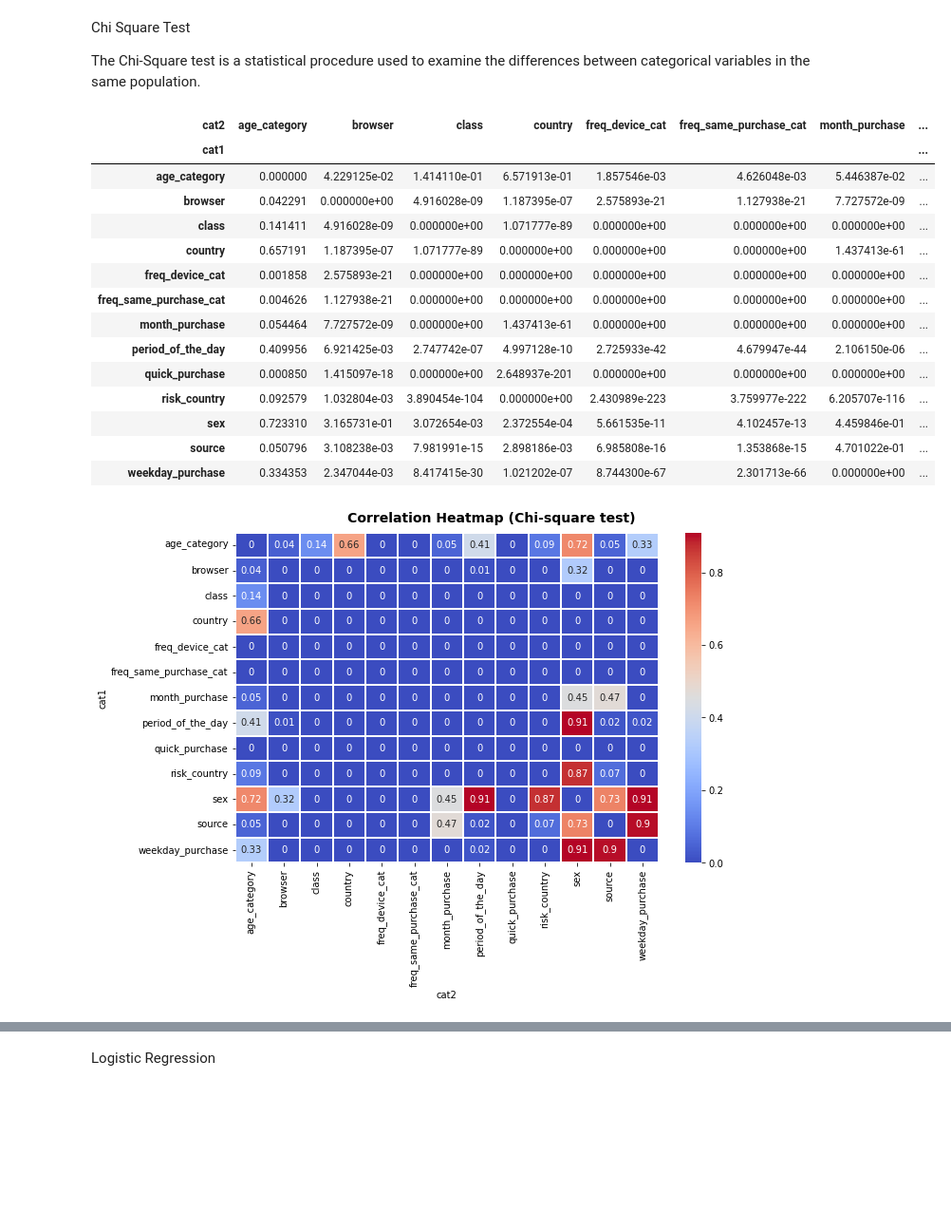
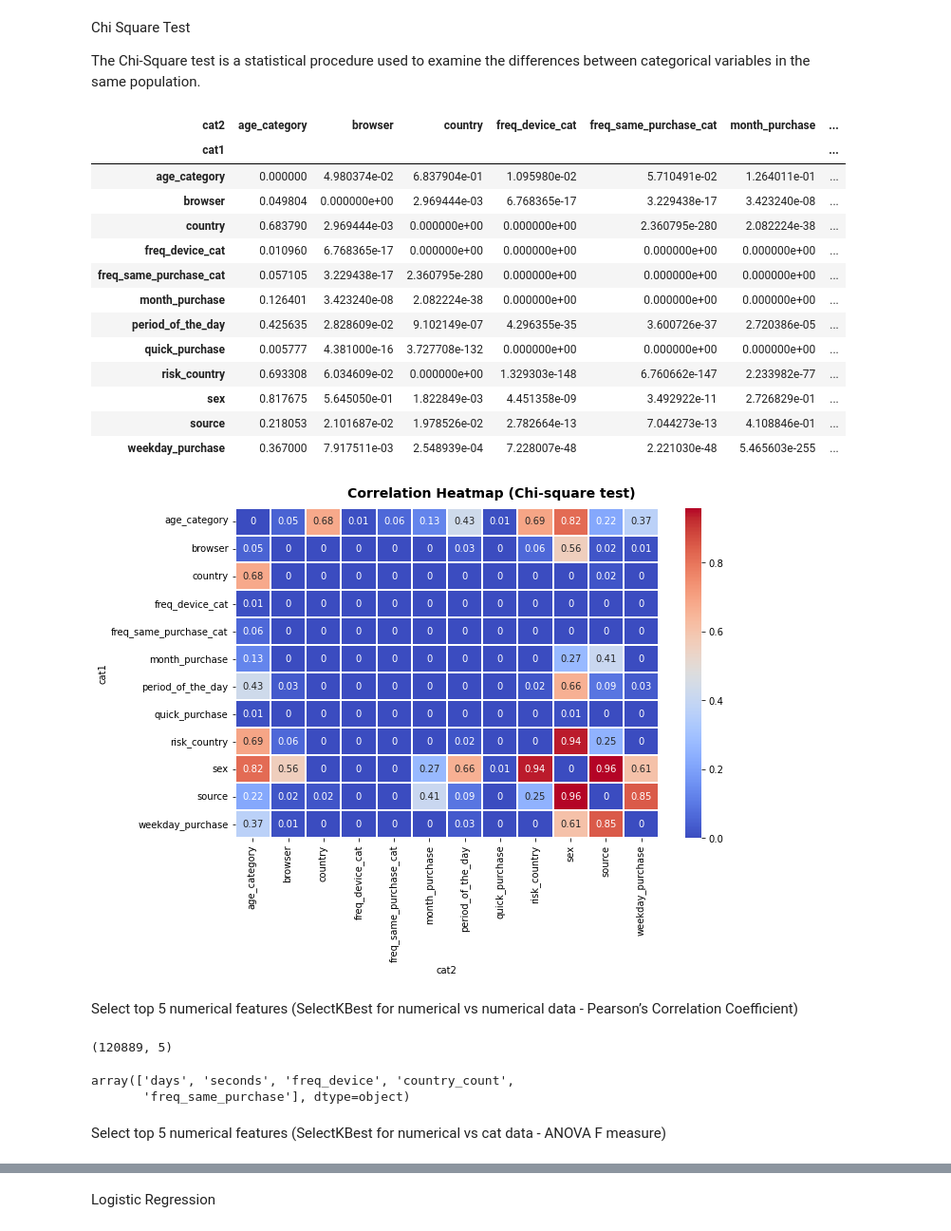
Before and after one commit to KohSiXing/BT4012-Fraud-Analytics, a Jupyter notebook: eda.ipynb, the cells around one changed output, grey strips where cells are left out. Shown at 95% size. Saved outputs shown, nothing was run; the diff lists cells and outputs as text; code cells hidden in the pictures; blank space fills up the shorter version.

```diff
--- a/eda.ipynb
+++ b/eda.ipynb
@@ -45,7 +46,7 @@ data['days'] = data['diff_dt'].dt.days
 data['time'] = data['diff_dt'].astype(str).apply(lambda x : x[-8:])
 data["time"] = pd.to_datetime(data['time'],format= '%H:%M:%S' ).dt.time
 data['seconds'] = data['diff_dt'].dt.total_seconds()
-data['quick_purchase'] = data['seconds'].apply(lambda x: 1 if x < 30 else 0)
+data['quick_purchase'] = data['seconds'].apply(lambda x: '1' if x < 30 else '0')
 
 # get month, week, hour of the day from purchase_time
 data['month_purchase'] = pd.to_datetime(data['purchase_time']).dt.strftime('%B')
@@ -329,3 +336,10 @@ t = fig.suptitle('Pairwise Plots of Numerical Variables', fontsize=14, fontweigh
+# %%
+from sklearn.model_selection import train_test_split
+
+y = data[["class"]]
+X = data.drop("class", axis = 1)
+# %%
+X_train, X_test, y_train, y_test = train_test_split(X, y, test_size = .2)
 # %% [markdown]
 Quantitative Analysis
 # %%
@@ -349,34 +363,34 @@ Chi Square Test
 
 The Chi-Square test is a statistical procedure used to examine the differences between categorical variables in the same population.
 # %%
+cat_variables = ['source', 'browser', 'sex', 'country', 'quick_purchase', 'month_purchase', 'weekday_purchase', 'period_of_the_day', 'risk_country', 'freq_device_cat', 'freq_same_purchase_cat', 'age_category']
 p_values = []
 chai_stats = []
 for cat1 in cat_variables:
     for cat2 in cat_variables:
-            crosstab = pd.crosstab(data[cat1], data[cat2])
+            crosstab = pd.crosstab(X_train[cat1], X_train[cat2])
             chai2, p_val, _, _ = stats.chi2_contingency(crosstab)
             p_values.append((cat1, cat2, p_val))
             chai_stats.append((cat1, cat2, chai2))
 
 
 chisquare = pd.DataFrame(p_values, columns=['cat1', 'cat2', 'p-value'])
 chisquare.pivot_table(index='cat1', columns='cat2', values='p-value')
 # %% [output]
-| cat2 | age_category | browser | class | country | freq_device_cat | freq_same_purchase_cat | month_purchase | ... |
-| cat1 |  |  |  |  |  |  |  | ... |
-| age_category | 0.000000 | 4.229125e-02 | 1.414110e-01 | 6.571913e-01 | 1.857546e-03 | 4.626048e-03 | 5.446387e-02 | ... |
-| browser | 0.042291 | 0.000000e+00 | 4.916028e-09 | 1.187395e-07 | 2.575893e-21 | 1.127938e-21 | 7.727572e-09 | ... |
-| class | 0.141411 | 4.916028e-09 | 0.000000e+00 | 1.071777e-89 | 0.000000e+00 | 0.000000e+00 | 0.000000e+00 | ... |
-| country | 0.657191 | 1.187395e-07 | 1.071777e-89 | 0.000000e+00 | 0.000000e+00 | 0.000000e+00 | 1.437413e-61 | ... |
-| freq_device_cat | 0.001858 | 2.575893e-21 | 0.000000e+00 | 0.000000e+00 | 0.000000e+00 | 0.000000e+00 | 0.000000e+00 | ... |
-| freq_same_purchase_cat | 0.004626 | 1.127938e-21 | 0.000000e+00 | 0.000000e+00 | 0.000000e+00 | 0.000000e+00 | 0.000000e+00 | ... |
-| month_purchase | 0.054464 | 7.727572e-09 | 0.000000e+00 | 1.437413e-61 | 0.000000e+00 | 0.000000e+00 | 0.000000e+00 | ... |
-| period_of_the_day | 0.409956 | 6.921425e-03 | 2.747742e-07 | 4.997128e-10 | 2.725933e-42 | 4.679947e-44 | 2.106150e-06 | ... |
-| quick_purchase | 0.000850 | 1.415097e-18 | 0.000000e+00 | 2.648937e-201 | 0.000000e+00 | 0.000000e+00 | 0.000000e+00 | ... |
-| risk_country | 0.092579 | 1.032804e-03 | 3.890454e-104 | 0.000000e+00 | 2.430989e-223 | 3.759977e-222 | 6.205707e-116 | ... |
-| sex | 0.723310 | 3.165731e-01 | 3.072654e-03 | 2.372554e-04 | 5.661535e-11 | 4.102457e-13 | 4.459846e-01 | ... |
-| source | 0.050796 | 3.108238e-03 | 7.981991e-15 | 2.898186e-03 | 6.985808e-16 | 1.353868e-15 | 4.701022e-01 | ... |
-| weekday_purchase | 0.334353 | 2.347044e-03 | 8.417415e-30 | 1.021202e-07 | 8.744300e-67 | 2.301713e-66 | 0.000000e+00 | ... |
+| cat2 | age_category | browser | country | freq_device_cat | freq_same_purchase_cat | month_purchase | ... |
+| cat1 |  |  |  |  |  |  | ... |
+| age_category | 0.000000 | 4.980374e-02 | 6.837904e-01 | 1.095980e-02 | 5.710491e-02 | 1.264011e-01 | ... |
+| browser | 0.049804 | 0.000000e+00 | 2.969444e-03 | 6.768365e-17 | 3.229438e-17 | 3.423240e-08 | ... |
+| country | 0.683790 | 2.969444e-03 | 0.000000e+00 | 0.000000e+00 | 2.360795e-280 | 2.082224e-38 | ... |
+| freq_device_cat | 0.010960 | 6.768365e-17 | 0.000000e+00 | 0.000000e+00 | 0.000000e+00 | 0.000000e+00 | ... |
+| freq_same_purchase_cat | 0.057105 | 3.229438e-17 | 2.360795e-280 | 0.000000e+00 | 0.000000e+00 | 0.000000e+00 | ... |
+| month_purchase | 0.126401 | 3.423240e-08 | 2.082224e-38 | 0.000000e+00 | 0.000000e+00 | 0.000000e+00 | ... |
+| period_of_the_day | 0.425635 | 2.828609e-02 | 9.102149e-07 | 4.296355e-35 | 3.600726e-37 | 2.720386e-05 | ... |
+| quick_purchase | 0.005777 | 4.381000e-16 | 3.727708e-132 | 0.000000e+00 | 0.000000e+00 | 0.000000e+00 | ... |
+| risk_country | 0.693308 | 6.034609e-02 | 0.000000e+00 | 1.329303e-148 | 6.760662e-147 | 2.233982e-77 | ... |
+| sex | 0.817675 | 5.645050e-01 | 1.822849e-03 | 4.451358e-09 | 3.492922e-11 | 2.726829e-01 | ... |
+| source | 0.218053 | 2.101687e-02 | 1.978526e-02 | 2.782664e-13 | 7.044273e-13 | 4.108846e-01 | ... |
+| weekday_purchase | 0.367000 | 7.917511e-03 | 2.548939e-04 | 7.228007e-48 | 2.221030e-48 | 5.465603e-255 | ... |
 # %%
 fig, ax = plt.subplots(1,1, figsize=(10,6))
 
@@ -392,4 +406,32 @@ fig.subplots_adjust(top=0.93)
 
 t = fig.suptitle('Correlation Heatmap (Chi-square test)', fontsize=14, fontweight='bold')
 # %% [output]
-[figure, old version]
+[figure, new version]
+# %% [markdown]
+Select top 5 numerical features (SelectKBest for numerical vs numerical data - Pearson’s Correlation Coefficient)
+# %%
+# pearson's correlation feature selection for numeric input and numeric output
+from sklearn.datasets import make_regression
+from sklearn.feature_selection import SelectKBest
+from sklearn.feature_selection import chi2, f_regression, f_classif
+from numpy import array
+
+# define feature selection
+fs = SelectKBest(score_func=f_regression, k=5)
+X_train_numeric = X_train[numerical_variables]
+
+# apply feature selection
+X_selected = fs.fit_transform(X_train_numeric, y_train)
+print(X_selected.shape)
+
+# Get top 9 features
+top_features = fs.get_support()
+numerical_features = array(X_train_numeric.columns)
+
+numerical_features[top_features]
+# %% [output]
+(120889, 5)
+array(['days', 'seconds', 'freq_device', 'country_count',
+       'freq_same_purchase'], dtype=object)
+# %% [markdown]
+Select top 5 numerical features (SelectKBest for numerical vs cat data - ANOVA F measure)
```
Also changed, not shown: parts of 9 cells of this notebook.
